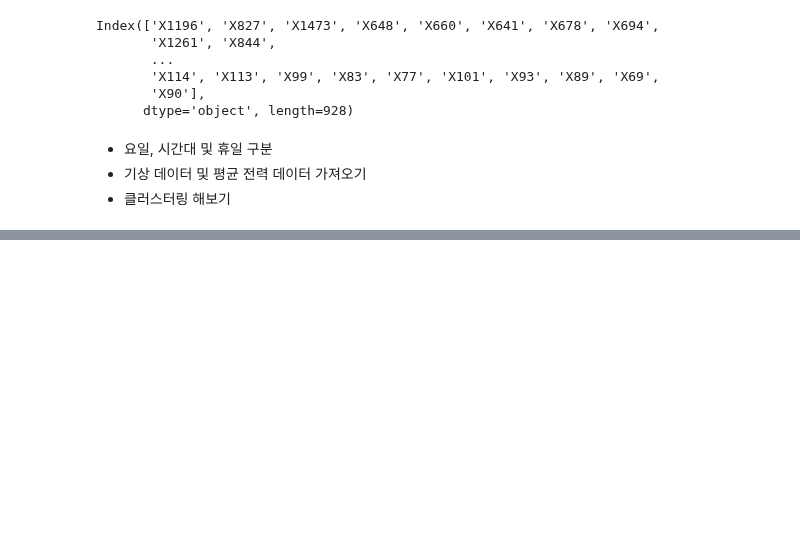
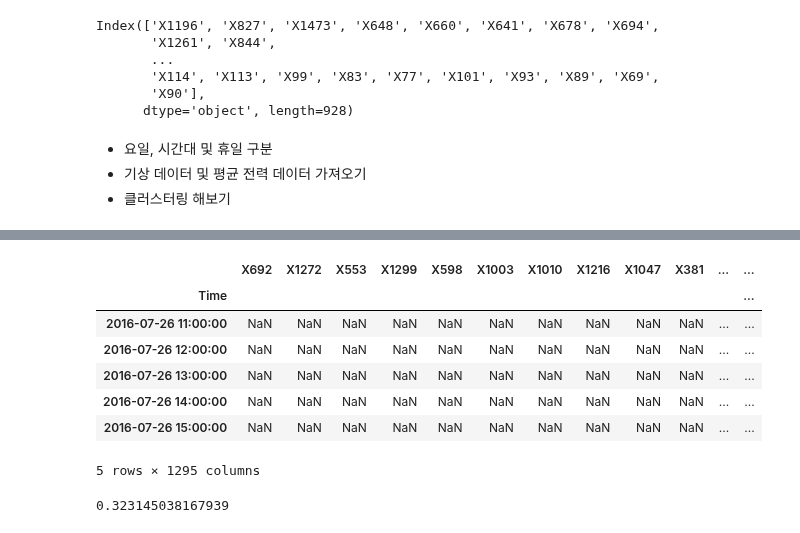
Before and after one commit to yagippi27/DACON_CONTEST_2019, a Jupyter notebook: sp01.ipynb, the cells around one changed output, grey strips where cells are left out. Cells and saved outputs as stored; diff of their text form; code cells hidden in the pictures; blank space fills up the shorter version.

```diff
--- a/sp01.ipynb
+++ b/sp01.ipynb
@@ -221,0 +232,21 @@ sorted_bycount.iloc[0:50].plot(figsize = (20,20))
+# %%
+train['month'] = train.index.month
+train['date'] = train.index.day
+train['hour'] = train.index.hour
+# %%
+train.head()
+# %% [output]
+|  | X692 | X1272 | X553 | X1299 | X598 | X1003 | X1010 | X1216 | X1047 | X381 | ... | ... |
+| Time |  |  |  |  |  |  |  |  |  |  |  | ... |
+| 2016-07-26 11:00:00 | NaN | NaN | NaN | NaN | NaN | NaN | NaN | NaN | NaN | NaN | ... | ... |
+| 2016-07-26 12:00:00 | NaN | NaN | NaN | NaN | NaN | NaN | NaN | NaN | NaN | NaN | ... | ... |
+| 2016-07-26 13:00:00 | NaN | NaN | NaN | NaN | NaN | NaN | NaN | NaN | NaN | NaN | ... | ... |
+| 2016-07-26 14:00:00 | NaN | NaN | NaN | NaN | NaN | NaN | NaN | NaN | NaN | NaN | ... | ... |
+| 2016-07-26 15:00:00 | NaN | NaN | NaN | NaN | NaN | NaN | NaN | NaN | NaN | NaN | ... | ... |
+5 rows × 1295 columns
+# %%
+hourly = train.groupby('hour').mean()
+c = hourly.columns
+hourly[c[0]][1]
+# %% [output]
+0.323145038167939
```
Also changed, not shown: parts of 5 cells of this notebook.
